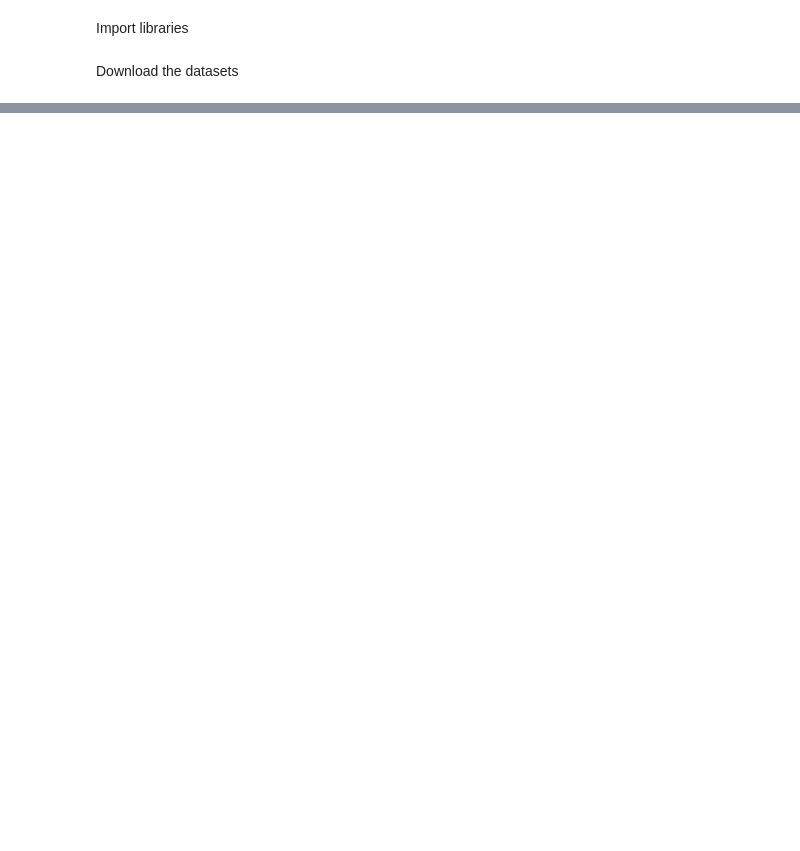
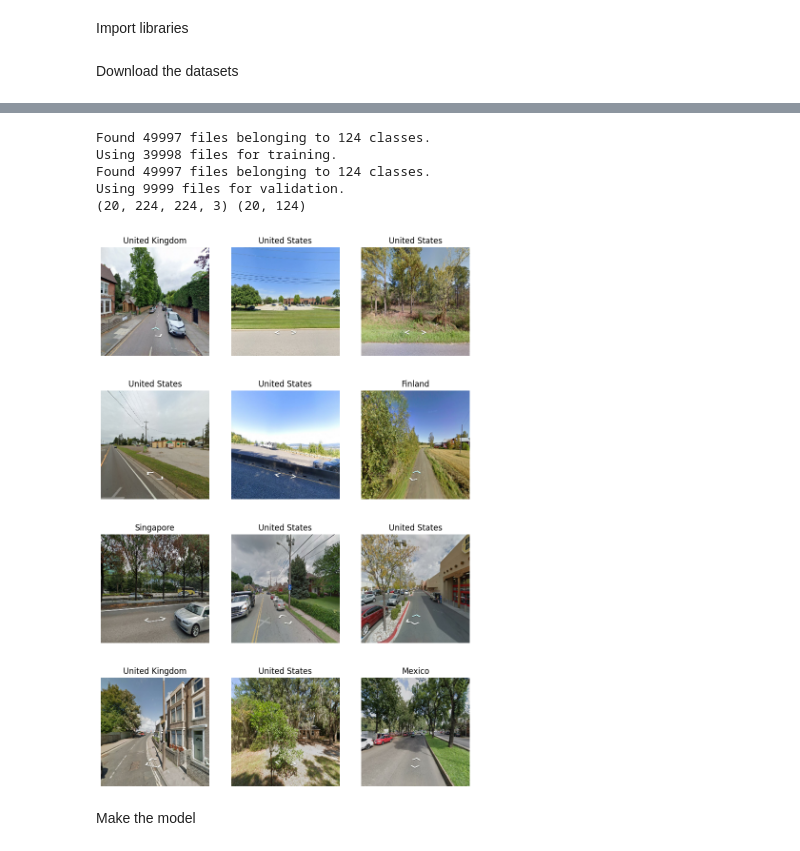
Before and after one commit to Lucas-vdr-Horst/VISM-endproject, a Jupyter notebook: geo_guessnet.ipynb, the cells around one changed output, grey strips where cells are left out. Saved outputs shown, nothing was run; the diff lists cells and outputs as text; code cells hidden in the pictures; blank space fills up the shorter version.

```diff
--- a/geo_guessnet.ipynb
+++ b/geo_guessnet.ipynb
@@ -36,0 +54,51 @@ Downloading geolocation-geoguessr-images-50k.zip to ./geolocation-geoguessr-imag
+# %%
+def custom_crop(image, label):
+    # Crop the horizontal ends off and resize the image to 224x224
+    return tf.image.resize(image[:, :, 286:1250, :], (224, 224)), label
+
+train_ds = preprocessing.image_dataset_from_directory(
+    "geolocation-geoguessr-images-50k/compressed_dataset",
+    labels="inferred",
+    label_mode="categorical",
+    color_mode="rgb",
+    batch_size=20,
+    image_size=(662, 1536),
+    shuffle=True,
+    seed=42,
+    validation_split=0.2,
+    subset="training",
+)
+class_names = train_ds.class_names
+train_ds = train_ds.map(custom_crop)
+
+val_ds = preprocessing.image_dataset_from_directory(
+    "geolocation-geoguessr-images-50k/compressed_dataset",
+    labels="inferred",
+    label_mode="categorical",
+    color_mode="rgb",
+    batch_size=20,
+    image_size=(662, 1536),
+    shuffle=True,
+    seed=42,
+    validation_split=0.2,
+    subset="validation",
+).map(custom_crop)
+
+train_images_batch, train_labels_batch = next(train_ds.as_numpy_iterator())
+print(train_images_batch.shape, train_labels_batch.shape)
+# Show the first 9 images from the batch with their labels
+plt.figure(figsize=(10, 15))
+for i in range(12):
+    ax = plt.subplot(4, 3, i + 1)
+    plt.imshow(train_images_batch[i] / 255.0)
+    plt.title(class_names[train_labels_batch[i].argmax()])
+    plt.axis("off")
+# %% [output]
+Found 49997 files belonging to 124 classes.
+Using 39998 files for training.
+Found 49997 files belonging to 124 classes.
+Using 9999 files for validation.
+(20, 224, 224, 3) (20, 124)
+[figure, added]
+# %% [markdown]
+Make the model
```
Also changed, not shown: parts of 12 cells of this notebook, 3 other files.
